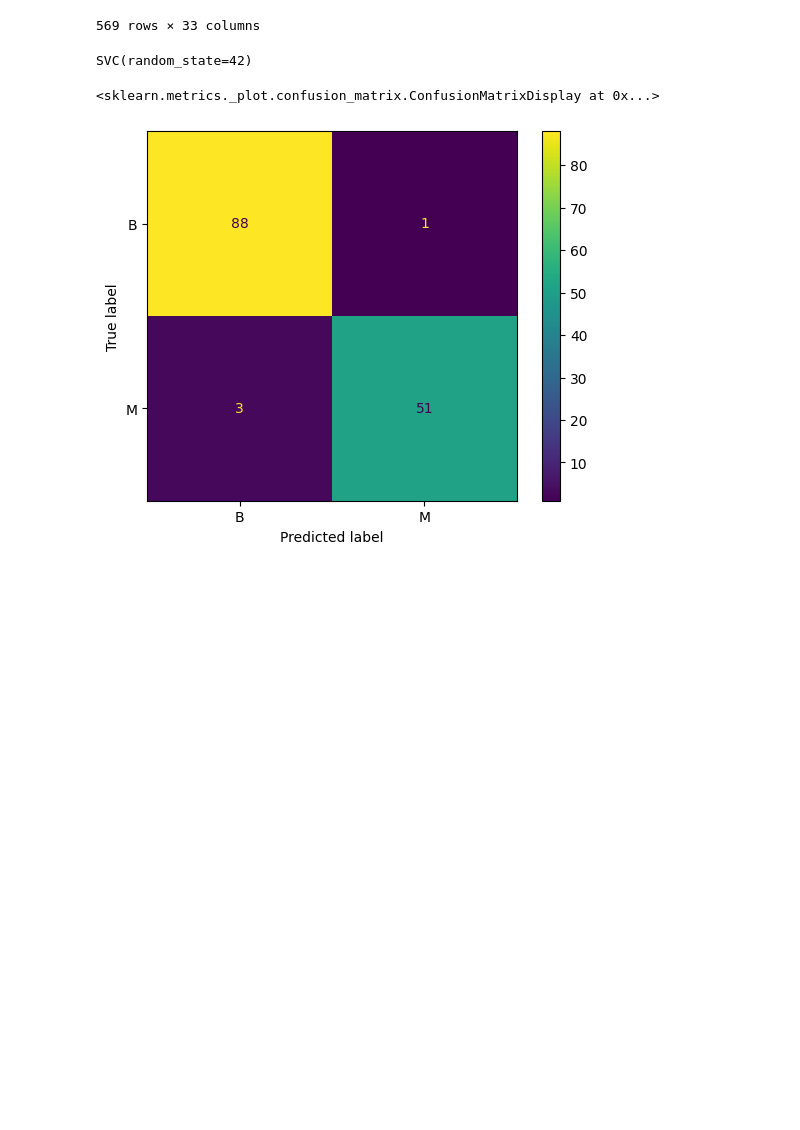
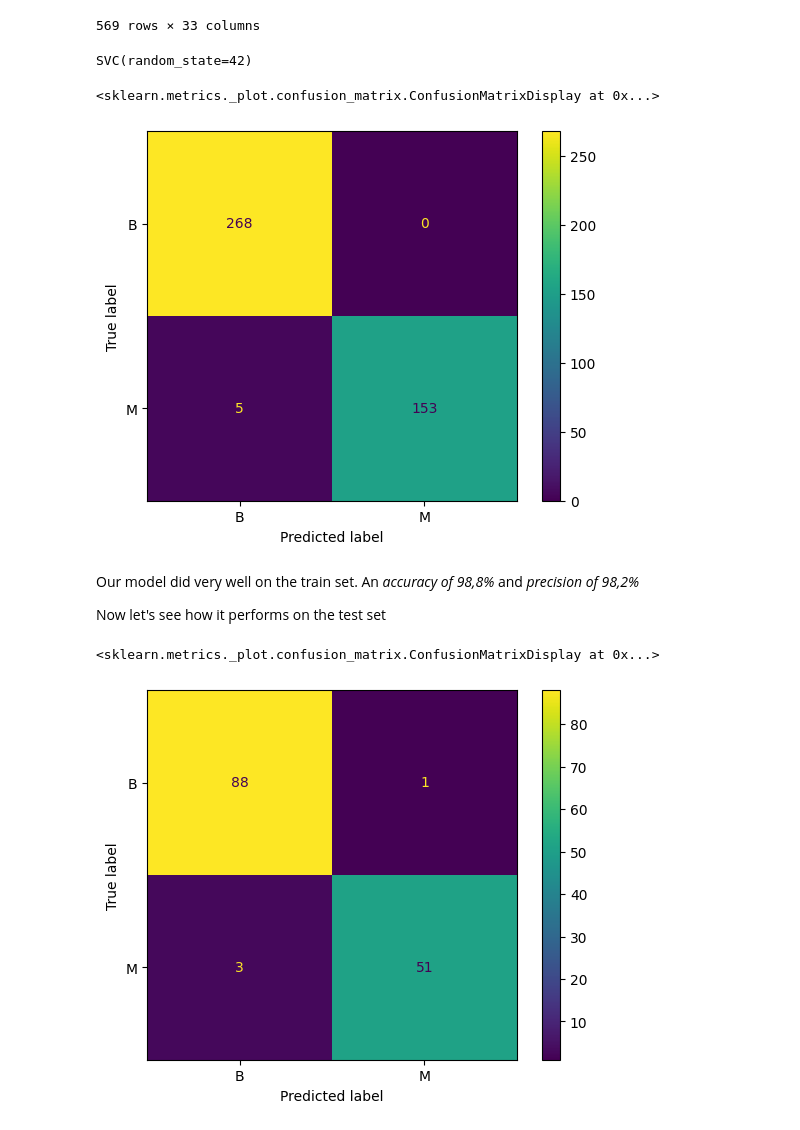
Before and after one commit to nandomachado98/svm, a Jupyter notebook: cancer_classification.ipynb, the cells around one changed output. Cells and saved outputs as stored; diff of their text form; code cells hidden in the pictures; blank space fills up the shorter version.

```diff
--- a/cancer_classification.ipynb
+++ b/cancer_classification.ipynb
@@ -58,6 +58,17 @@ clf_svm = SVC(random_state=42)
 clf_svm.fit(X_train_scaled, y_train)
 # %% [output]
 SVC(random_state=42)
+# %%
+ConfusionMatrixDisplay.from_estimator(clf_svm,
+                                        X_train_scaled,
+                                        y_train)
+# %% [output]
+<sklearn.metrics._plot.confusion_matrix.ConfusionMatrixDisplay at 0x...>
+[figure, added]
+# %% [markdown]
+Our model did very well on the train set. An *accuracy of 98,8%* and *precision of 98,2%*
+
+Now let's see how it performs on the test set
 # %%
 ConfusionMatrixDisplay.from_estimator(clf_svm,
                                         X_test_scaled,
```
Also changed, not shown: parts of 5 cells of this notebook.
